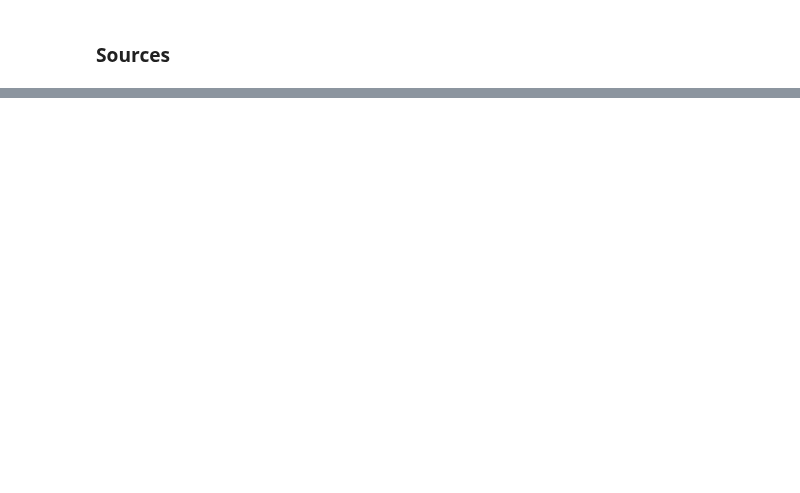
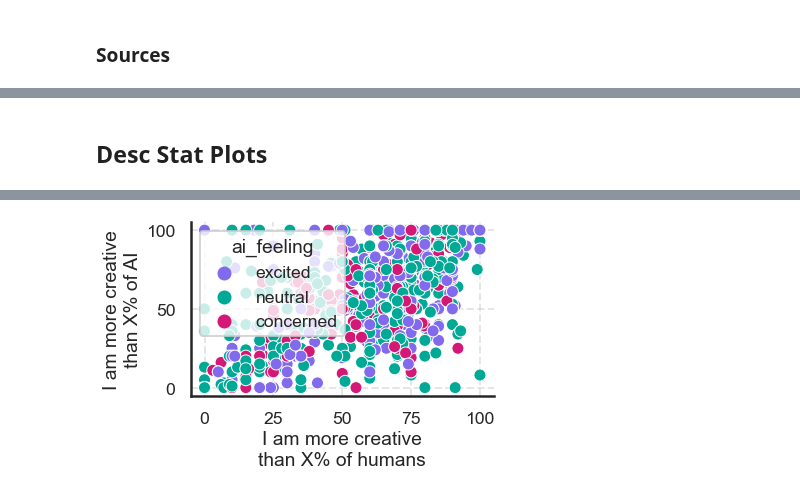
Before and after one commit to josh-ashkinaze/net_create, a Jupyter notebook: scripts/analyze_experiment/get_data.ipynb, the cells around one changed output, grey strips where cells are left out. Saved outputs shown, nothing was run; the diff lists cells and outputs as text; code cells hidden in the pictures; blank space fills up the shorter version.

Commit message:
get data script

```diff
--- a/scripts/analyze_experiment/get_data.ipynb
+++ b/scripts/analyze_experiment/get_data.ipynb
@@ -253,6 +317,10 @@ make_aesthetic()
 # %% [markdown]
 ### Meta Info
 # %%
+df = pd.read_csv("../../data/experiment_data/data_clean.csv")
+dfp = df.drop_duplicates(subset=['participant_id'])
+dfp = pd.concat([dfp, pd.get_dummies(dfp['ai_feeling'])], axis=1)
+
 df_new = pd.DataFrame(index=["Value"])
 df_new['Unique Countries'] = [int(len(df['country'].unique()))]
 df_new['Total Responses'] = [int(len(df))]
@@ -260,11 +328,9 @@ df_new['Unique Participants'] = [df['participant_id'].nunique()]
 df_new['Avg Responses/Participant'] = df_new['Total Responses'] / df_new['Unique Participants']
 df_new['Avg Duration/Response'] = [df['duration'].mean()]
 
-# Round the averages to two decimal places
 df_new['Avg Responses/Participant'] = df_new['Avg Responses/Participant'].round(2)
 df_new['Avg Duration/Response'] = df_new['Avg Duration/Response'].round(2)
 
-# Print as LaTeX table
 latex_table = df_new.T.to_latex(index=True, caption="Summary Statistics of Experiment", label="overall_stats")
 print(latex_table)
 # %% [output]
@@ -410,0 +485,10 @@ Of the non-missing values, the sample was 49\% neutral, 27\% excited, 24\% conce
+# %% [markdown]
+## Desc Stat Plots
+# %%
+dfp['gap'] = dfp['creativity_ai'] - dfp['creativity_human']
+sns.scatterplot(data=dfp, x="creativity_human", y="creativity_ai", hue='ai_feeling')
+plt.xlabel("I am more creative\nthan X% of humans")
+plt.ylabel("I am more creative\nthan X% of AI")
+
+dfp.corr()
+# %% [output]
@@ -410,0 +511 @@ Of the non-missing values, the sample was 49\% neutral, 27\% excited, 24\% conce
+[figure, added]
```
Also changed, not shown: parts of 24 cells of this notebook.
